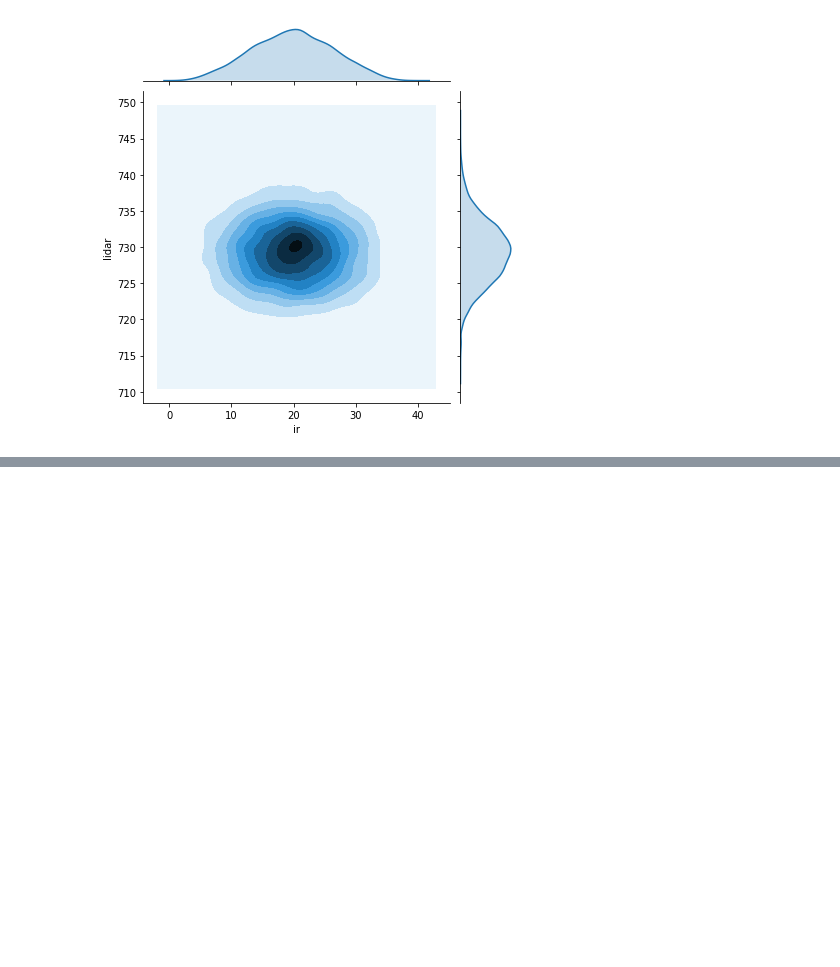
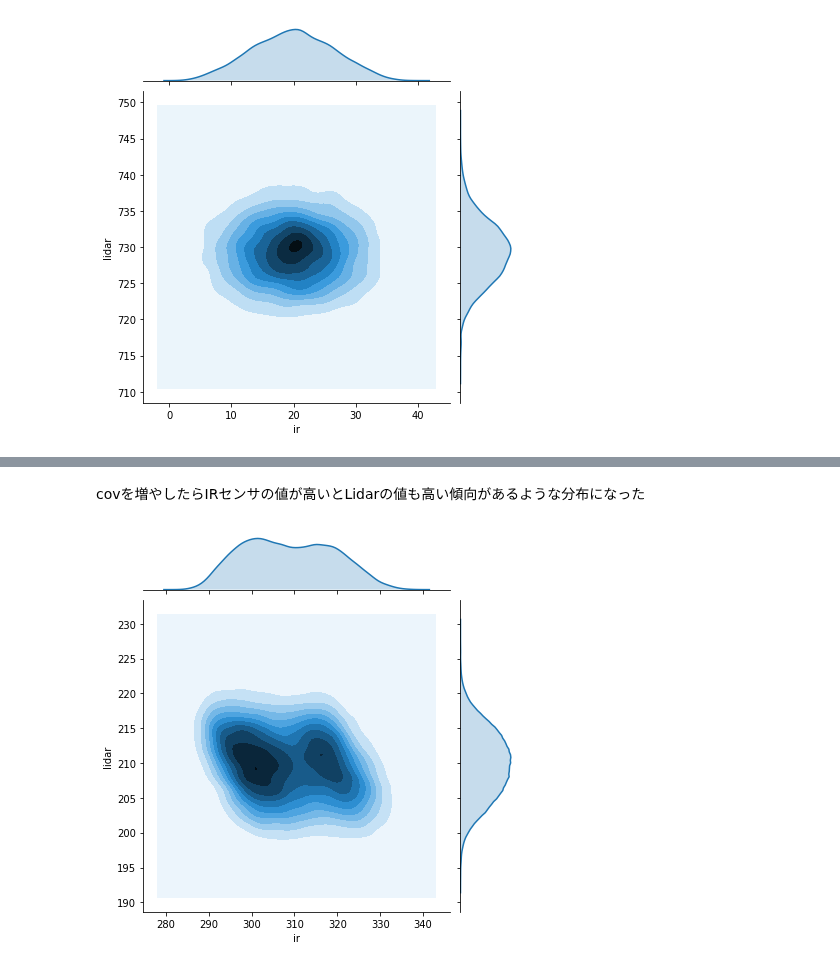
Before and after one commit to fugashy/probabilistic_robotics_simulator, a Jupyter notebook: basic_of_stochastic/multi_dimensional_gaussian_distribution.ipynb, the cells around one changed output, grey strips where cells are left out. Saved outputs shown, nothing was run; the diff lists cells and outputs as text; code cells hidden in the pictures; blank space fills up the shorter version.

```diff
--- a/basic_of_stochastic/multi_dimensional_gaussian_distribution.ipynb
+++ b/basic_of_stochastic/multi_dimensional_gaussian_distribution.ipynb
@@ -50,0 +142,21 @@ $n = 1$として$\Sigma$を$\sigma^{2}$とすると1次元のものと一致す
+# %% [markdown]
+covを増やしたらIRセンサの値が高いとLidarの値も高い傾向があるような分布になった
+# %%
+# 別な距離のデータで、24Hのデータを正規分布に当てはめてみる
+
+data = pd.read_csv(
+    '../data/range_sensor/sensor_data_200.txt',
+    delimiter=' ',
+    header=None,
+    names=('date', 'time', 'ir', 'lidar'))
+
+ir_and_lidar_200 = data.loc[:, ['ir', 'lidar']]
+sns.jointplot(
+    ir_and_lidar_200.ir,
+    ir_and_lidar_200.lidar,
+    ir_and_lidar_200,
+    kind='kde')
+ir_and_lidar_200.cov()
+plt.show()
+# %% [output]
+[figure, added]
```
Also changed, not shown: parts of 13 cells of this notebook.
